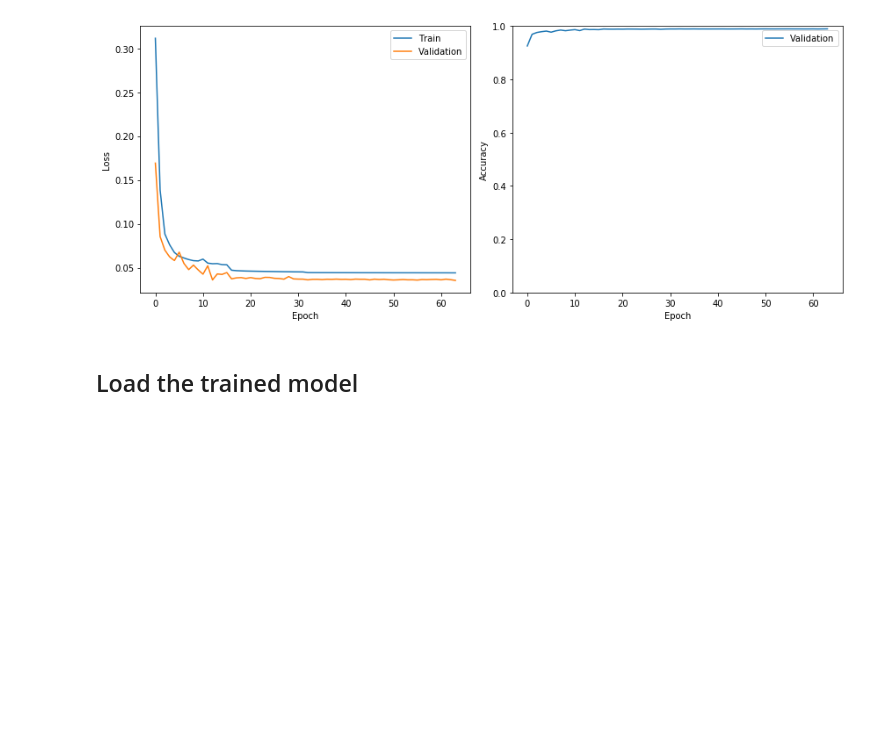
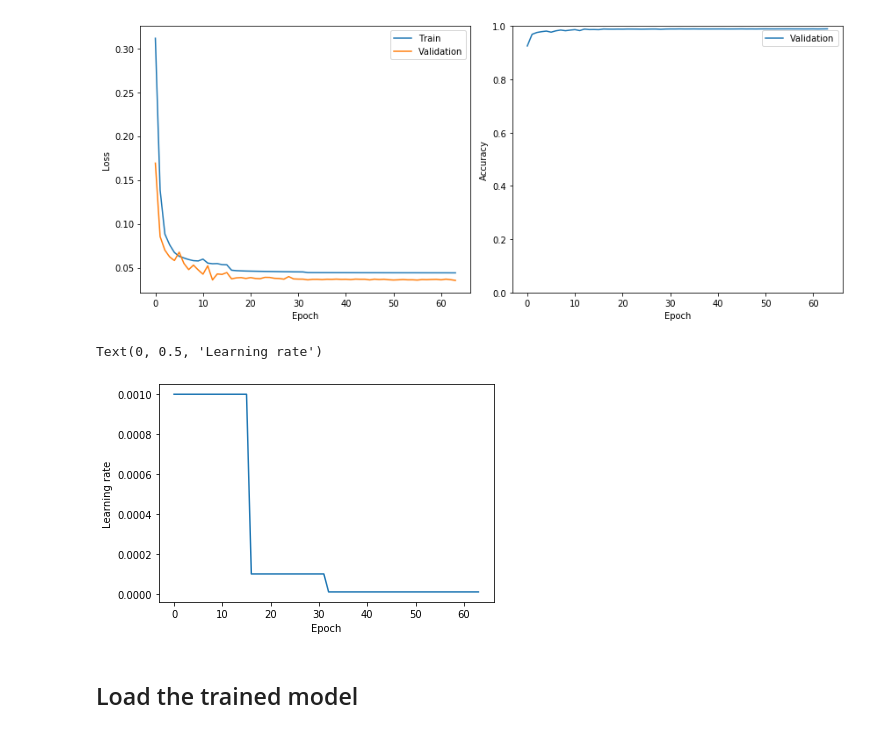
Before and after one commit to murnanedaniel/eta-tracker, a Jupyter notebook: notebooks/EvalAGNN.ipynb, the cells around one changed output. Drawn from its saved outputs; the diff is of its cells as text; code cells hidden in the pictures; blank space fills up the shorter version.

Commit message:
Update notebooks to use Trainers, new visuals.

```diff
--- a/notebooks/EvalAGNN.ipynb
+++ b/notebooks/EvalAGNN.ipynb
@@ -86,0 +39,3 @@ summaries
+# %%
+# Load by directory (preferred)
+result_base = os.path.expandvars('$SCRATCH/heptrkx/results')
@@ -86,0 +65,11 @@ summaries
+# %%
+result_name = 'agnn_001'
+result_dir = os.path.join(result_base, result_name)
+
+config = load_config_dir(result_dir)
+print('Configuration:')
+pprint.pprint(config)
+
+summaries = load_summaries(config)
+print('\nTraining summaries:')
+summaries
@@ -88,6 +108,15 @@ summaries
 plot_train_history(summaries)
 # %% [output]
 [figure]
+# %%
+# Plot the learning rate
+plt.figure()
+plt.plot(summaries.lr)
+plt.xlabel('Epoch')
+plt.ylabel('Learning rate')
+# %% [output]
+Text(0, 0.5, 'Learning rate')
+[figure, added]
 # %% [markdown]
 ## Load the trained model
 # %%
```
Also changed, not shown: parts of 31 cells of this notebook, 3 other files.
